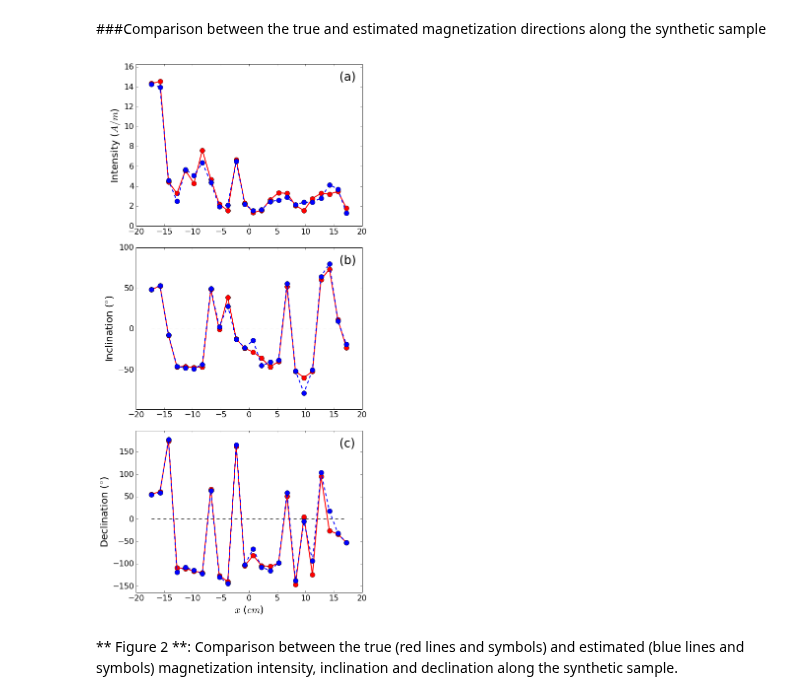
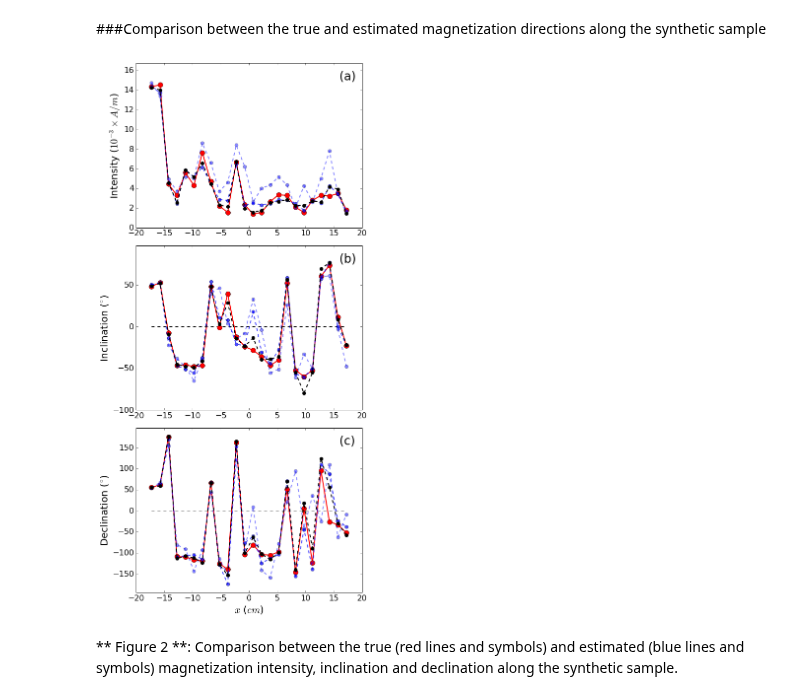
Before and after one commit to pinga-lab/magnetization-rock-sample, a Jupyter notebook: code/ferromanganese_crust_simulation.ipynb, the cells around one changed output. Cells and saved outputs as stored; diff of their text form; code cells hidden in the pictures.

Commit message:
include the new figures

```diff
--- a/code/ferromanganese_crust_simulation.ipynb
+++ b/code/ferromanganese_crust_simulation.ipynb
@@ -347,0 +307,2 @@ r3_norm,r3_mean,r3_std = f.residual(B3_obs,B3p)
+# %%
+A = [A0,A1,A2,A3]
@@ -348,3 +339,21 @@ r3_norm,r3_mean,r3_std = f.residual(B3_obs,B3p)
+# %%
+###### Calculating the predicted data
+
+B_pre = []
+for i in range(4):
+    B_pre.append(np.dot(A[i],p_est[3]))
+
+##### Calculanting the residuals
+
+r_norm = []
+r_mean = []
+r_std = []
+
+for i in range(4):
+    aux1,aux2,aux3 = f.residual(0.001*B_obs[i],0.001*B_pre[i])
+    r_norm.append(aux1) # in uT
+    r_mean.append(aux2) # in uT
+    r_std.append(aux3)  # in uT
 # %% [markdown]
 ### Plotting of the observed and predicted data
 # %%
@@ -531,6 +513,9 @@ mpl.show()
 # %% [markdown]
 ###Comparison between the true and estimated magnetization directions along the synthetic sample
 # %%
+line_sty = ['b--', 'b--', 'b--', 'k--']
+mark_sty = ['bo', 'bo', 'bo', 'ko']
+
 label_font = 20
 legend_font = 16
 
@@ -544,55 +529,53 @@ mpl.close('all')
 mpl.figure(figsize=(8, 16), tight_layout=True)
 
 mpl.subplot(3,1,1)
-#mpl.plot([np.min(centers), np.max(centers)], [1200.0, 1200.0], 'k--',
-#         label='Saturation magnetization')
 mpl.plot(centers, 1000.*m, 'r-', linewidth=2)
 mpl.plot(centers, 1000.*m, 'ro', markersize=10, label='True')
-mpl.plot(centers, 1000.*mag_r[:,0], 'b--', linewidth=2)
-mpl.plot(centers, 1000.*mag_r[:,0], 'bo', markersize=10,label='Estimated')
-mpl.ylabel('Intensity ($A/m$)', fontsize=label_font)
-mpl.ylim(0., np.max(1000.*mag_r[:,0]) + 2.)
-#mpl.legend(loc='best', numpoints=1)
+
+for i, mr in enumerate(mag_r):
+    mpl.plot(centers, 1000.*mr[:,0], line_sty[i], alpha=0.1+i*0.3, linewidth=2)
+    mpl.plot(centers, 1000.*mr[:,0], mark_sty[i], alpha=0.1+i*0.3, markersize=7,label='Estimated')
+
+mpl.ylabel('Intensity ($10^{-3} \\times A/m$)', fontsize=label_font)
+mpl.ylim(0., np.max(1000.*mag_r[:,:,0]) + 2.)
 mpl.annotate(labels[0], xy = lables_place,
                  xycoords = 'axes fraction', fontsize=lables_size)
 
 mpl.subplot(3,1,2)
 mpl.plot([np.min(centers), np.max(centers)], [0.0, 0.0], 'k--')
-#mpl.plot([np.min(centers), np.max(centers)], [45.0, 45.0], 'k--')
-#mpl.plot([np.min(centers), np.max(centers)], [90.0, 90.0], 'k--')
-#mpl.plot([np.min(centers), np.max(centers)], [-90.0, -90.0], 'k--')
 mpl.plot(centers, inc, 'r-', linewidth=2)
 mpl.plot(centers, inc, 'ro', markersize=10, label='True')
-mpl.plot(centers, mag_r[:,1], 'b--', linewidth=2)
-mpl.plot(centers, mag_r[:,1], 'bo', markersize=10, label='Estimated')
+
+for i, mr in enumerate(mag_r):
+    mpl.plot(centers, mr[:,1], line_sty[i], alpha=0.1+i*0.3, linewidth=2)
+    mpl.plot(centers, mr[:,1], mark_sty[i], alpha=0.1+i*0.3, markersize=7,label='Estimated')
+
 mpl.ylabel('Inclination ($^{\circ}$)', fontsize=label_font)
-mpl.ylim(np.min(mag_r[:,1]) - 20., np.max(mag_r[:,1]) + 20.)
-#mpl.legend(loc='best', numpoints=1)
+mpl.ylim(np.min(mag_r[:,:,1]) - 20., np.max(mag_r[:,:,1]) + 20.)
 mpl.annotate(labels[1], xy = lables_place,
                  xycoords = 'axes fraction', fontsize=lables_size)
 
 mpl.subplot(3,1,3)
 mpl.plot([np.min(centers), np.max(centers)], [0.0, 0.0], 'k--')
-#mpl.plot([np.min(centers), np.max(centers)], [180.0, 180.0], 'k--')
 mpl.plot(centers, dec, 'r-', linewidth=2)
 mpl.plot(centers, dec, 'ro', markersize=10, label='True')
-mpl.plot(centers, mag_r[:,2], 'b--', linewidth=2)
-mpl.plot(centers, mag_r[:,2], 'bo', markersize=10, label='Estimated')
+
+for i, mr in enumerate(mag_r):
+    mpl.plot(centers, mr[:,2], line_sty[i], alpha=0.1+i*0.3, linewidth=2)
+    mpl.plot(centers, mr[:,2], mark_sty[i], alpha=0.1+i*0.3, markersize=7,label='Estimated')
+
 mpl.ylabel('Declination ($^{\circ}$)', fontsize=label_font)
-#mpl.xlabel('Sample length ($cm$)', fontsize=label_font)
 mpl.xlabel('$x$ ($cm$)', fontsize=label_font)
-mpl.ylim(np.min(mag_r[:,2]) - 20., np.max(mag_r[:,2]) + 20.)
-#mpl.savefig('estimate_int_inc_dec_simul_validation.eps')
-#mpl.legend(loc='best', numpoints=1)
+mpl.ylim(np.min(mag_r[:,:,2]) - 20., np.max(mag_r[:,:,2]) + 20.)
 mpl.annotate(labels[2], xy = lables_place,
                  xycoords = 'axes fraction', fontsize=lables_size)
 
 mpl.savefig('..\\manuscript\\Figs\\Fig12_HQ.eps')
 mpl.savefig('..\\manuscript\\Figs\\Fig12_LQ.png')
 
 mpl.show()
 # %% [output]
-[figure, old version]
+[figure, new version]
 # %% [markdown]
 ** Figure 2 **: Comparison between the true (red lines and symbols) and estimated (blue lines and symbols) magnetization intensity, inclination and declination along the synthetic sample.
 # %% [markdown]
```
Also changed, not shown: parts of 12 cells of this notebook, 28 other files.
